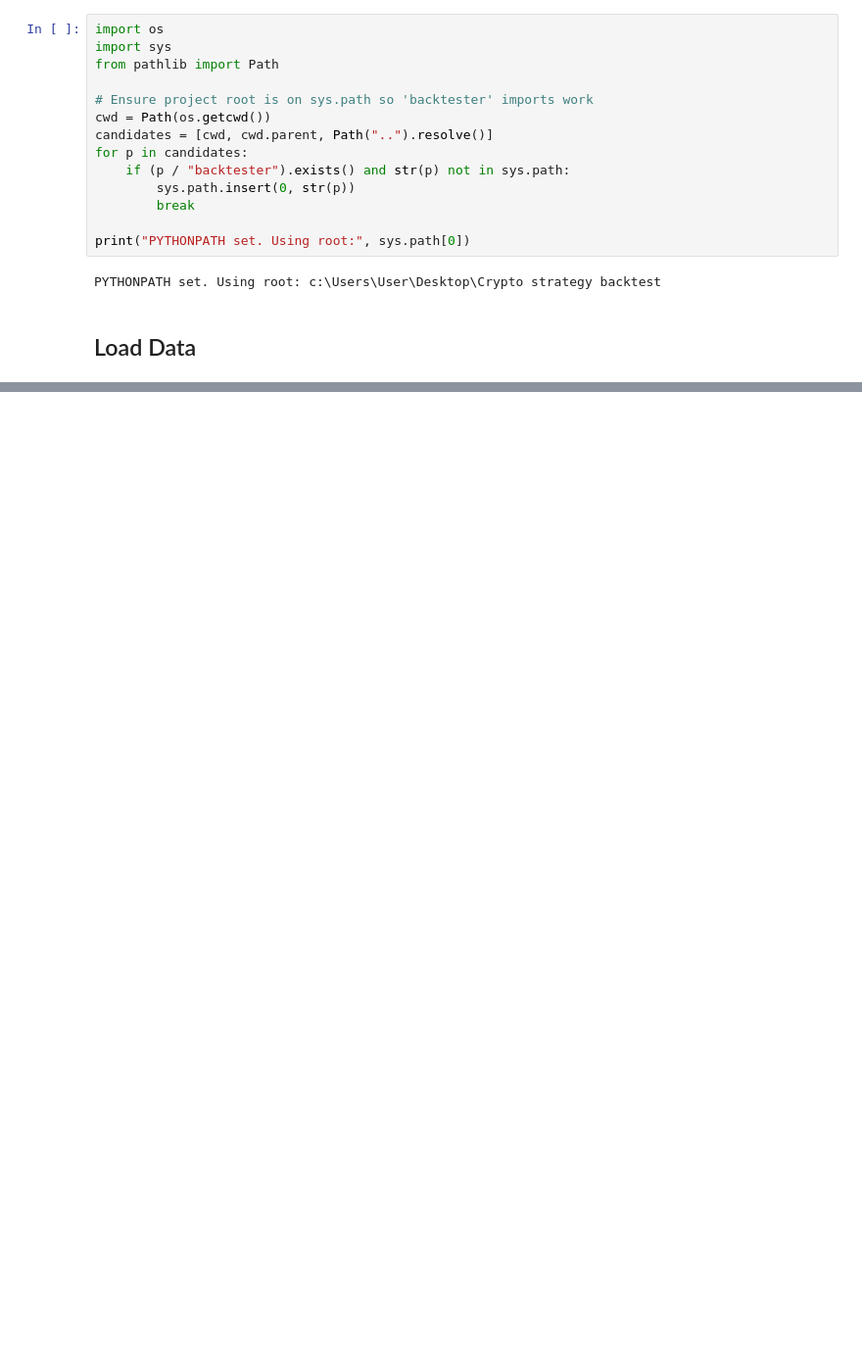
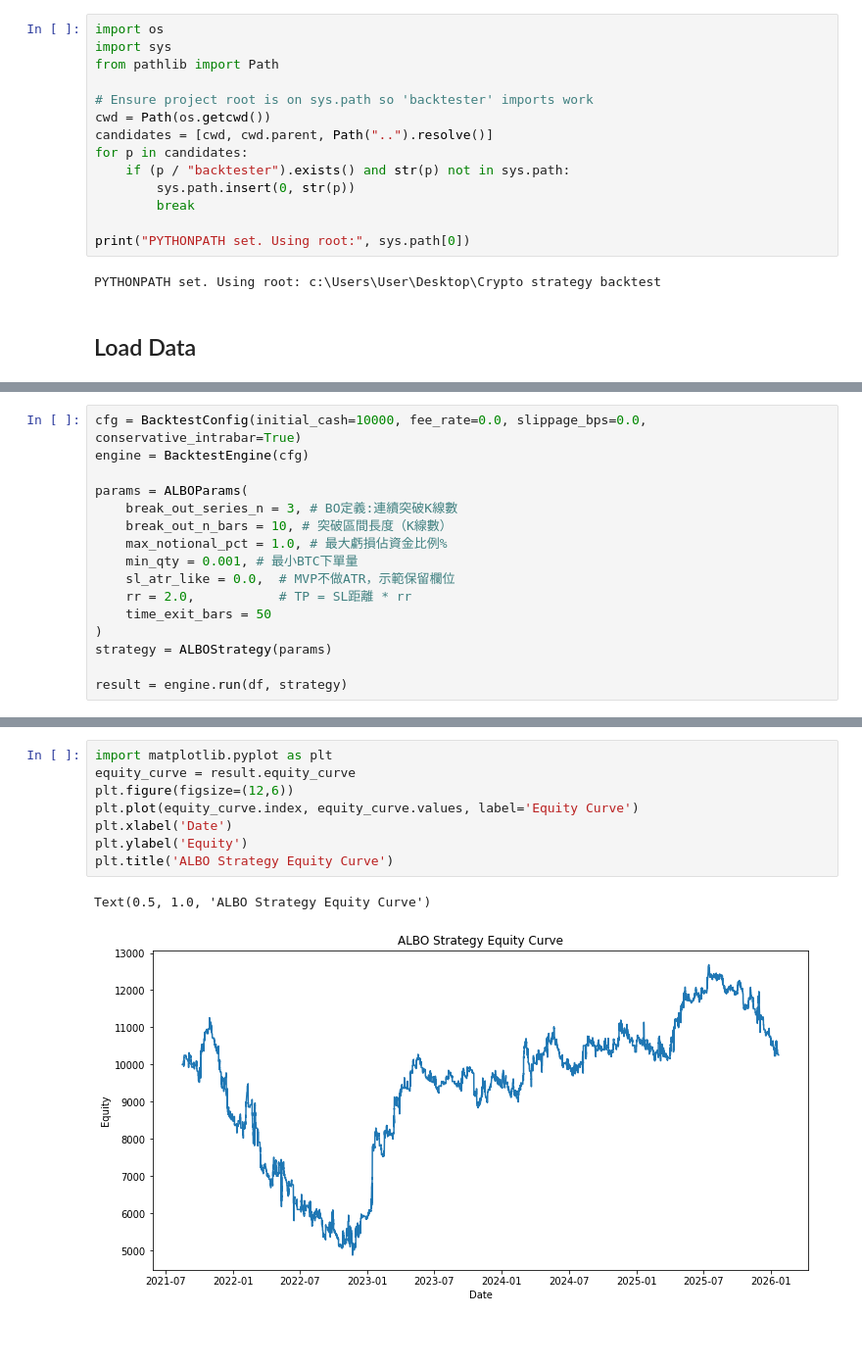
Before and after one commit to s411379067-lab/Strategy-backtester, a Jupyter notebook: run_strategy/run_ALBO_strategy.ipynb, the cells around one changed output, grey strips where cells are left out. Shown at 98% size. Cells and saved outputs as stored; diff of their text form; blank space fills up the shorter version.

Commit message:
feat: split train and test data & build Strategy model

```diff
--- a/run_strategy/run_ALBO_strategy.ipynb
+++ b/run_strategy/run_ALBO_strategy.ipynb
@@ -96,0 +114,16 @@ AttributeError: 'DatetimeIndex' object has no attribute 'type'
+# %%
+cfg = BacktestConfig(initial_cash=10000, fee_rate=0.0, slippage_bps=0.0, conservative_intrabar=True)
+engine = BacktestEngine(cfg)
+
+params = ALBOParams(
+    break_out_series_n = 3, # BO定義:連續突破K線數
+    break_out_n_bars = 10, # 突破區間長度（K線數）
+    max_notional_pct = 1.0, # 最大虧損佔資金比例%
+    min_qty = 0.001, # 最小BTC下單量
+    sl_atr_like = 0.0,  # MVP不做ATR，示範保留欄位
+    rr = 2.0,           # TP = SL距離 * rr
+    time_exit_bars = 50
+)
+strategy = ALBOStrategy(params)
+
+result = engine.run(df, strategy)
@@ -97,2 +153,13 @@ AttributeError: 'DatetimeIndex' object has no attribute 'type'
+# %%
+import matplotlib.pyplot as plt
+equity_curve = result.equity_curve
+plt.figure(figsize=(12,6))
+plt.plot(equity_curve.index, equity_curve.values, label='Equity Curve')
+plt.xlabel('Date')
+plt.ylabel('Equity')
+plt.title('ALBO Strategy Equity Curve')
+# %% [output]
+Text(0.5, 1.0, 'ALBO Strategy Equity Curve')
+[figure, added]
 # %% [markdown]
 ##
```
Also changed, not shown: parts of 10 cells of this notebook.
